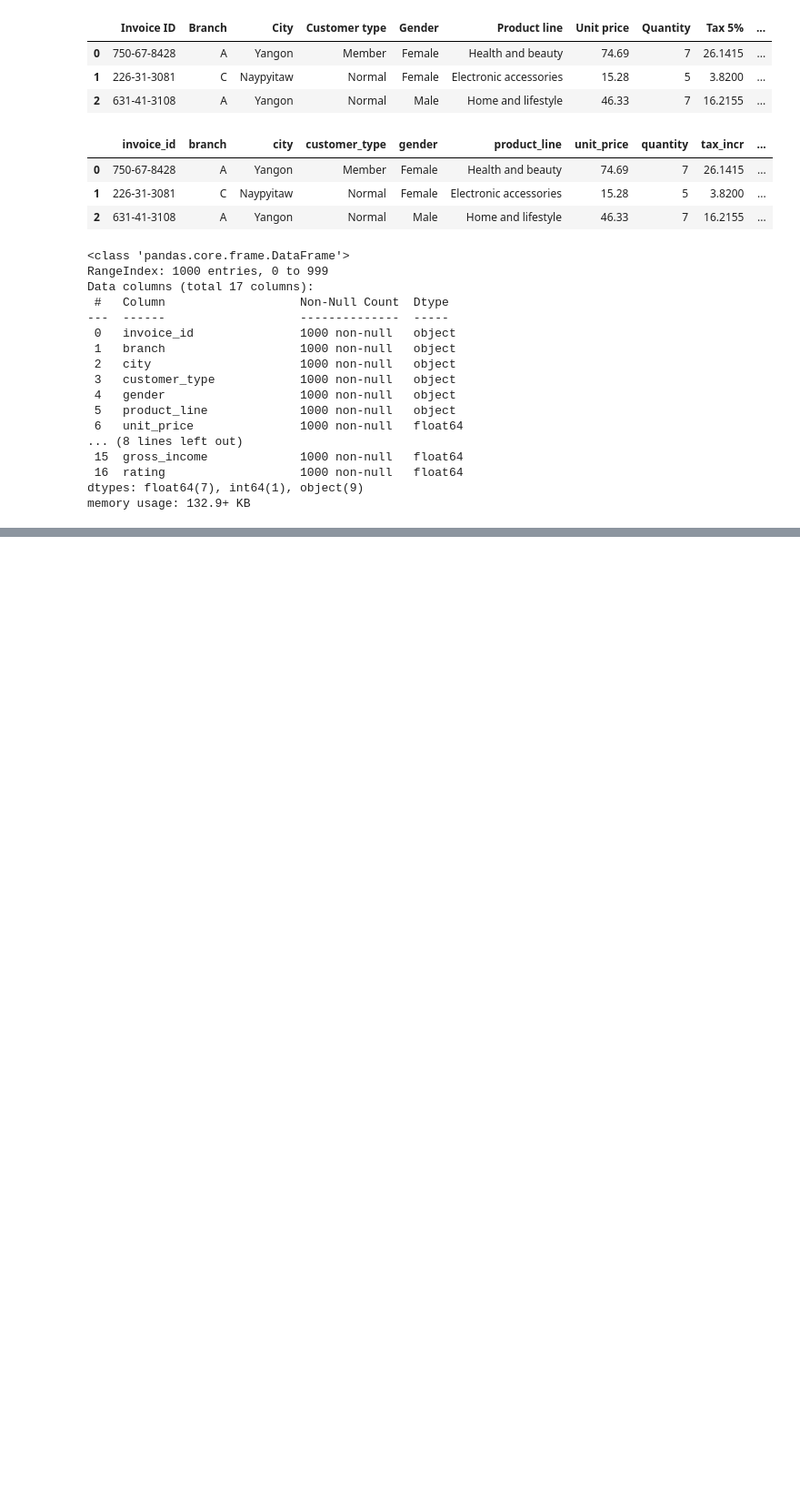
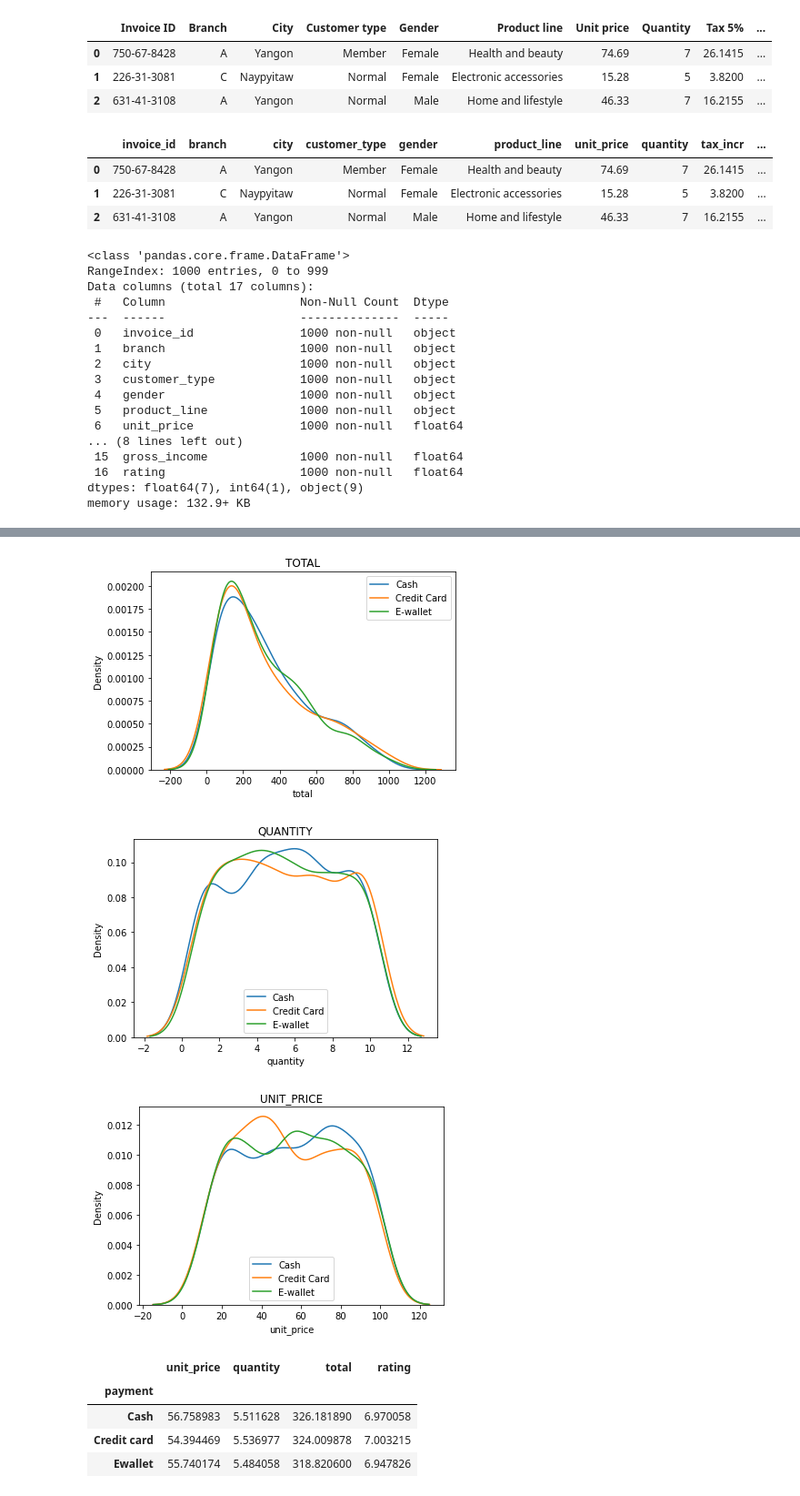
Before and after one commit to seanpoter/Supermarket_sales_analysis, a Jupyter notebook: Supermarket Sales Analysis - Workbook.ipynb, the cells around one changed output, grey strips where cells are left out. Shown at 91% size. Drawn from its saved outputs; the diff is of its cells as text; code cells hidden in the pictures; blank space fills up the shorter version.

```diff
--- a/Supermarket Sales Analysis - Workbook.ipynb
+++ b/Supermarket Sales Analysis - Workbook.ipynb
@@ -78,0 +336,26 @@ sales[normalize_columns] = (sales[normalize_columns] - sales[normalize_columns].
+# %%
+# Create masks, list of cols, plot via loop
+
+cash_mask = sales['payment'] == 'Cash'
+credit_mask = sales['payment'] == 'Credit card'
+ewallet_mask = sales['payment'] == 'Ewallet'
+
+for col in columns:
+    sns.kdeplot(sales.loc[cash_mask, col], label = 'Cash')
+    sns.kdeplot(sales.loc[credit_mask, col], label = 'Credit Card')
+    sns.kdeplot(sales.loc[ewallet_mask, col], label = 'E-wallet')
+    plt.title(col.upper())
+    plt.legend()
+    plt.show()
+
+payment_type = sales.groupby('payment').mean()
+payment_type.head()
+# %% [output]
+[figure, added]
+[figure, added]
+[figure, added]
+|  | unit_price | quantity | total | rating |
+| payment |  |  |  |  |
+| Cash | 56.758983 | 5.511628 | 326.181890 | 6.970058 |
+| Credit card | 54.394469 | 5.536977 | 324.009878 | 7.003215 |
+| Ewallet | 55.740174 | 5.484058 | 318.820600 | 6.947826 |
```
Also changed, not shown: parts of 35 cells of this notebook.
